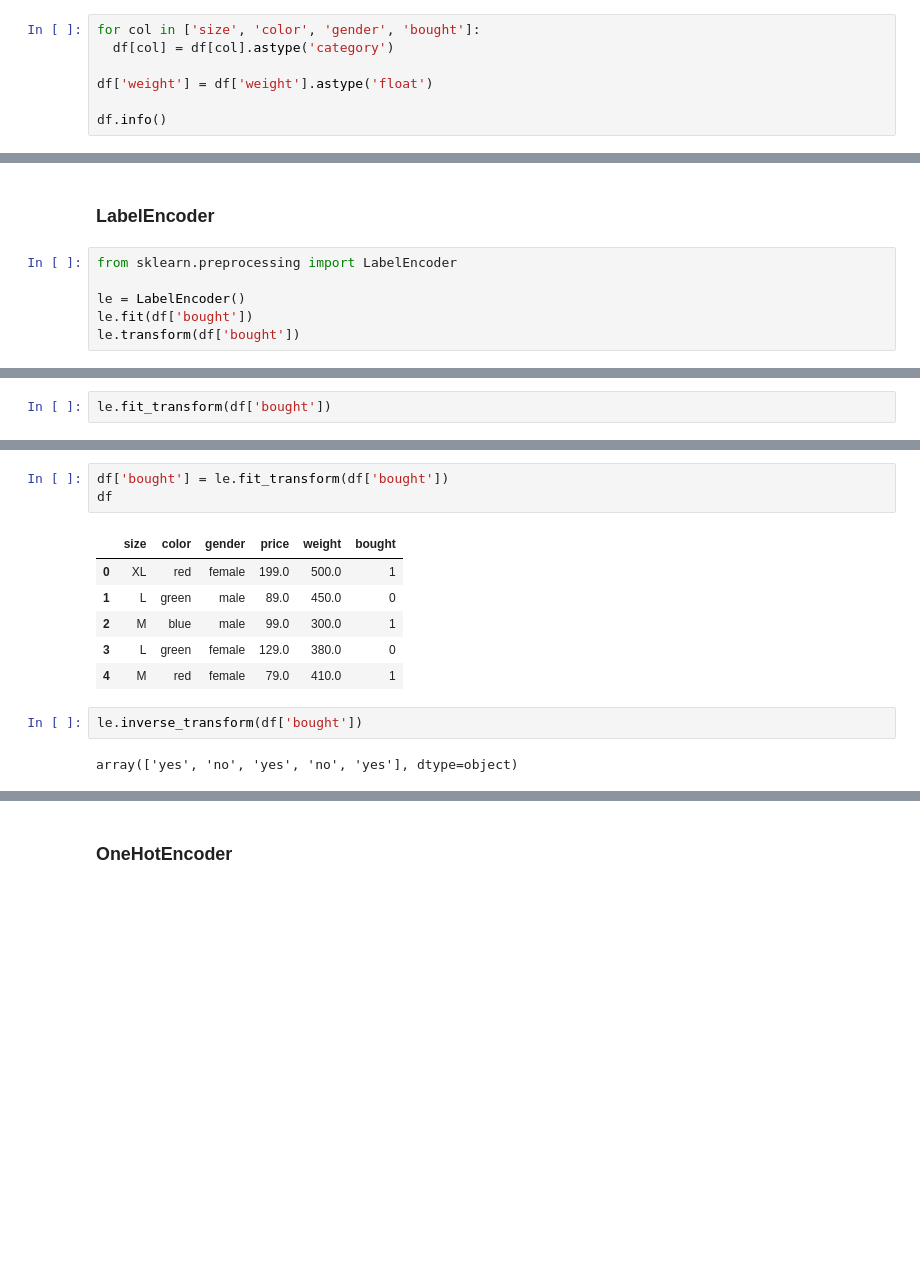
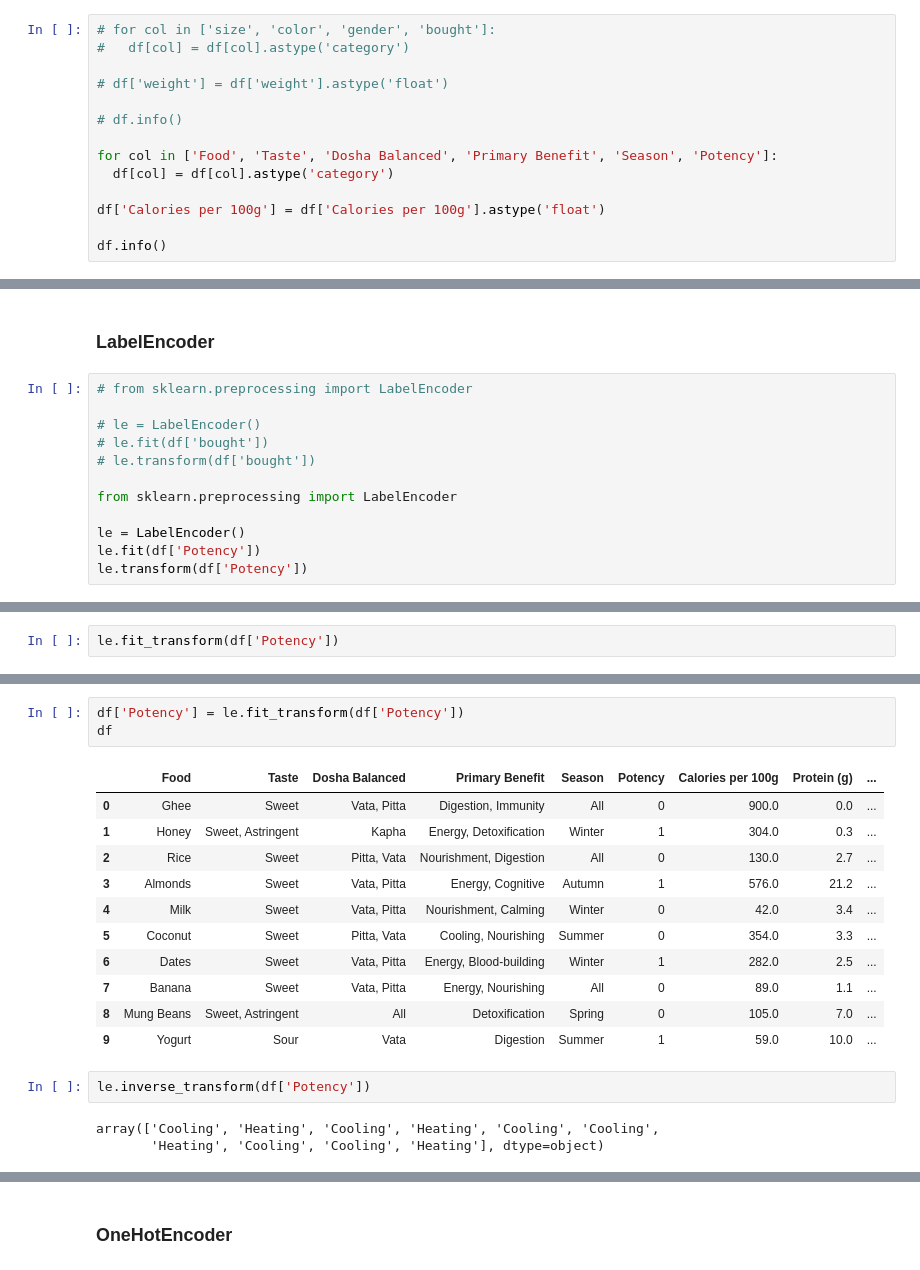
Before and after one commit to KarolinaK-14/ML, a Jupyter notebook: data_preprocessing.ipynb, the cells around one changed output, grey strips where cells are left out. Drawn from its saved outputs; the diff is of its cells as text; blank space fills up the shorter version.

```diff
--- a/data_preprocessing.ipynb
+++ b/data_preprocessing.ipynb
@@ -82,8 +107,15 @@ memory usage: 372.0+ bytes
 # %%
-for col in ['size', 'color', 'gender', 'bought']:
+# for col in ['size', 'color', 'gender', 'bought']:
+#   df[col] = df[col].astype('category')
+
+# df['weight'] = df['weight'].astype('float')
+
+# df.info()
+
+for col in ['Food', 'Taste', 'Dosha Balanced', 'Primary Benefit', 'Season', 'Potency']:
   df[col] = df[col].astype('category')
 
-df['weight'] = df['weight'].astype('float')
+df['Calories per 100g'] = df['Calories per 100g'].astype('float')
 
 df.info()
 # %% [output]
@@ -148,9 +194,15 @@ df
 # %% [markdown]
 ### <a name='4'></a> LabelEncoder
 # %%
+# from sklearn.preprocessing import LabelEncoder
+
+# le = LabelEncoder()
+# le.fit(df['bought'])
+# le.transform(df['bought'])
+
 from sklearn.preprocessing import LabelEncoder
 
 le = LabelEncoder()
-le.fit(df['bought'])
-le.transform(df['bought'])
+le.fit(df['Potency'])
+le.transform(df['Potency'])
 # %% [output]
@@ -158,3 +210,3 @@ array([1, 0, 1, 0, 1])
 # %%
-le.fit_transform(df['bought'])
+le.fit_transform(df['Potency'])
 # %% [output]
@@ -166,15 +232,21 @@ array(['no', 'yes'], dtype=object)
 # %%
-df['bought'] = le.fit_transform(df['bought'])
+df['Potency'] = le.fit_transform(df['Potency'])
 df
 # %% [output]
-|  | size | color | gender | price | weight | bought |
-| 0 | XL | red | female | 199.0 | 500.0 | 1 |
-| 1 | L | green | male | 89.0 | 450.0 | 0 |
-| 2 | M | blue | male | 99.0 | 300.0 | 1 |
-| 3 | L | green | female | 129.0 | 380.0 | 0 |
-| 4 | M | red | female | 79.0 | 410.0 | 1 |
+|  | Food | Taste | Dosha Balanced | Primary Benefit | Season | Potency | Calories per 100g | Protein (g) | ... |
+| 0 | Ghee | Sweet | Vata, Pitta | Digestion, Immunity | All | 0 | 900.0 | 0.0 | ... |
+| 1 | Honey | Sweet, Astringent | Kapha | Energy, Detoxification | Winter | 1 | 304.0 | 0.3 | ... |
+| 2 | Rice | Sweet | Pitta, Vata | Nourishment, Digestion | All | 0 | 130.0 | 2.7 | ... |
+| 3 | Almonds | Sweet | Vata, Pitta | Energy, Cognitive | Autumn | 1 | 576.0 | 21.2 | ... |
+| 4 | Milk | Sweet | Vata, Pitta | Nourishment, Calming | Winter | 0 | 42.0 | 3.4 | ... |
+| 5 | Coconut | Sweet | Pitta, Vata | Cooling, Nourishing | Summer | 0 | 354.0 | 3.3 | ... |
+| 6 | Dates | Sweet | Vata, Pitta | Energy, Blood-building | Winter | 1 | 282.0 | 2.5 | ... |
+| 7 | Banana | Sweet | Vata, Pitta | Energy, Nourishing | All | 0 | 89.0 | 1.1 | ... |
+| 8 | Mung Beans | Sweet, Astringent | All | Detoxification | Spring | 0 | 105.0 | 7.0 | ... |
+| 9 | Yogurt | Sour | Vata | Digestion | Summer | 1 | 59.0 | 10.0 | ... |
 # %%
-le.inverse_transform(df['bought'])
+le.inverse_transform(df['Potency'])
 # %% [output]
-array(['yes', 'no', 'yes', 'no', 'yes'], dtype=object)
+array(['Cooling', 'Heating', 'Cooling', 'Heating', 'Cooling', 'Cooling',
+       'Heating', 'Cooling', 'Cooling', 'Heating'], dtype=object)
 # %%
```
Also changed, not shown: parts of 39 cells of this notebook.
